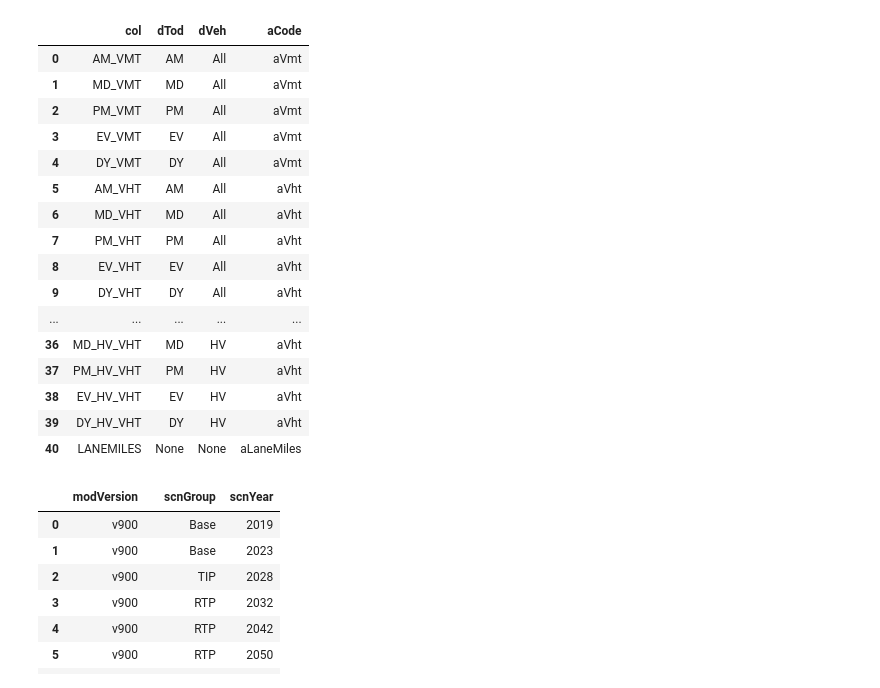
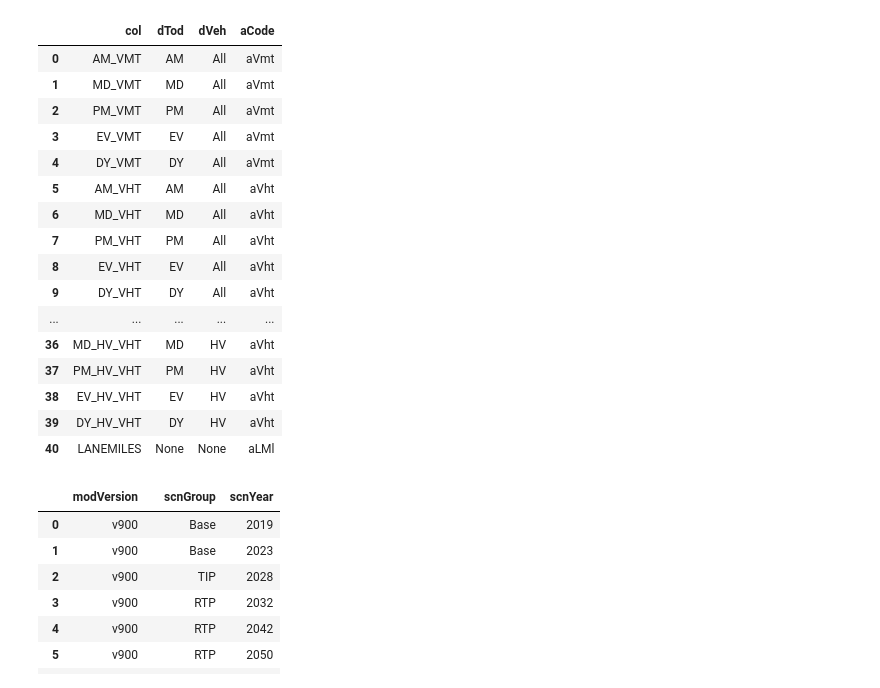
Before and after one commit to WFRCAnalytics/vizTool, a Jupyter notebook: Create-Jsons-Roadway-vizTrends.ipynb, the cells around one changed output. Saved outputs shown, nothing was run; the diff lists cells and outputs as text; code cells hidden in the pictures.

```diff
--- a/Create-Jsons-Roadway-vizTrends.ipynb
+++ b/Create-Jsons-Roadway-vizTrends.ipynb
@@ -47,69 +47,69 @@ display(dfCrossClassifications)
 # %%
 # MAKE SURE ONLY COLUMNS WITH LOWER-CASE "f" ARE FILTER COLUMNS AND LOWER-CASE "a" ARE ATTRIBUTE COLUMNS
 
 dfColKeys = pd.DataFrame([
-    ['AM_VMT'   , 'AM', 'All', 'aVmt'      ],
-    ['MD_VMT'   , 'MD', 'All', 'aVmt'      ],
-    ['PM_VMT'   , 'PM', 'All', 'aVmt'      ],
-    ['EV_VMT'   , 'EV', 'All', 'aVmt'      ],
-    ['DY_VMT'   , 'DY', 'All', 'aVmt'      ],
-    ['AM_VHT'   , 'AM', 'All', 'aVht'      ],
-    ['MD_VHT'   , 'MD', 'All', 'aVht'      ],
-    ['PM_VHT'   , 'PM', 'All', 'aVht'      ],
-    ['EV_VHT'   , 'EV', 'All', 'aVht'      ],
-    ['DY_VHT'   , 'DY', 'All', 'aVht'      ],
-    ['AM_LT_VMT', 'AM', 'LT' , 'aVmt'      ],
-    ['MD_LT_VMT', 'MD', 'LT' , 'aVmt'      ],
-    ['PM_LT_VMT', 'PM', 'LT' , 'aVmt'      ],
-    ['EV_LT_VMT', 'EV', 'LT' , 'aVmt'      ],
-    ['DY_LT_VMT', 'DY', 'LT' , 'aVmt'      ],
-    ['AM_LT_VHT', 'AM', 'LT' , 'aVht'      ],
-    ['MD_LT_VHT', 'MD', 'LT' , 'aVht'      ],
-    ['PM_LT_VHT', 'PM', 'LT' , 'aVht'      ],
-    ['EV_LT_VHT', 'EV', 'LT' , 'aVht'      ],
-    ['DY_LT_VHT', 'DY', 'LT' , 'aVht'      ],
-    ['AM_MD_VMT', 'AM', 'MD' , 'aVmt'      ],
-    ['MD_MD_VMT', 'MD', 'MD' , 'aVmt'      ],
-    ['PM_MD_VMT', 'PM', 'MD' , 'aVmt'      ],
-    ['EV_MD_VMT', 'EV', 'MD' , 'aVmt'      ],
-    ['DY_MD_VMT', 'DY', 'MD' , 'aVmt'      ],
-    ['AM_MD_VHT', 'AM', 'MD' , 'aVht'      ],
-    ['MD_MD_VHT', 'MD', 'MD' , 'aVht'      ],
-    ['PM_MD_VHT', 'PM', 'MD' , 'aVht'      ],
-    ['EV_MD_VHT', 'EV', 'MD' , 'aVht'      ],
-    ['DY_MD_VHT', 'DY', 'MD' , 'aVht'      ],
-    ['AM_HV_VMT', 'AM', 'HV' , 'aVmt'      ],
-    ['MD_HV_VMT', 'MD', 'HV' , 'aVmt'      ],
-    ['PM_HV_VMT', 'PM', 'HV' , 'aVmt'      ],
-    ['EV_HV_VMT', 'EV', 'HV' , 'aVmt'      ],
-    ['DY_HV_VMT', 'DY', 'HV' , 'aVmt'      ],
-    ['AM_HV_VHT', 'AM', 'HV' , 'aVht'      ],
-    ['MD_HV_VHT', 'MD', 'HV' , 'aVht'      ],
-    ['PM_HV_VHT', 'PM', 'HV' , 'aVht'      ],
-    ['EV_HV_VHT', 'EV', 'HV' , 'aVht'      ],
-    ['DY_HV_VHT', 'DY', 'HV' , 'aVht'      ],
-    ['LANEMILES', None,None , 'aLaneMiles' ],
+    ['AM_VMT'   , 'AM', 'All', 'aVmt'],
+    ['MD_VMT'   , 'MD', 'All', 'aVmt'],
+    ['PM_VMT'   , 'PM', 'All', 'aVmt'],
+    ['EV_VMT'   , 'EV', 'All', 'aVmt'],
+    ['DY_VMT'   , 'DY', 'All', 'aVmt'],
+    ['AM_VHT'   , 'AM', 'All', 'aVht'],
+    ['MD_VHT'   , 'MD', 'All', 'aVht'],
+    ['PM_VHT'   , 'PM', 'All', 'aVht'],
+    ['EV_VHT'   , 'EV', 'All', 'aVht'],
+    ['DY_VHT'   , 'DY', 'All', 'aVht'],
+    ['AM_LT_VMT', 'AM', 'LT' , 'aVmt'],
+    ['MD_LT_VMT', 'MD', 'LT' , 'aVmt'],
+    ['PM_LT_VMT', 'PM', 'LT' , 'aVmt'],
+    ['EV_LT_VMT', 'EV', 'LT' , 'aVmt'],
+    ['DY_LT_VMT', 'DY', 'LT' , 'aVmt'],
+    ['AM_LT_VHT', 'AM', 'LT' , 'aVht'],
+    ['MD_LT_VHT', 'MD', 'LT' , 'aVht'],
+    ['PM_LT_VHT', 'PM', 'LT' , 'aVht'],
+    ['EV_LT_VHT', 'EV', 'LT' , 'aVht'],
+    ['DY_LT_VHT', 'DY', 'LT' , 'aVht'],
+    ['AM_MD_VMT', 'AM', 'MD' , 'aVmt'],
+    ['MD_MD_VMT', 'MD', 'MD' , 'aVmt'],
+    ['PM_MD_VMT', 'PM', 'MD' , 'aVmt'],
+    ['EV_MD_VMT', 'EV', 'MD' , 'aVmt'],
+    ['DY_MD_VMT', 'DY', 'MD' , 'aVmt'],
+    ['AM_MD_VHT', 'AM', 'MD' , 'aVht'],
+    ['MD_MD_VHT', 'MD', 'MD' , 'aVht'],
+    ['PM_MD_VHT', 'PM', 'MD' , 'aVht'],
+    ['EV_MD_VHT', 'EV', 'MD' , 'aVht'],
+    ['DY_MD_VHT', 'DY', 'MD' , 'aVht'],
+    ['AM_HV_VMT', 'AM', 'HV' , 'aVmt'],
+    ['MD_HV_VMT', 'MD', 'HV' , 'aVmt'],
+    ['PM_HV_VMT', 'PM', 'HV' , 'aVmt'],
+    ['EV_HV_VMT', 'EV', 'HV' , 'aVmt'],
+    ['DY_HV_VMT', 'DY', 'HV' , 'aVmt'],
+    ['AM_HV_VHT', 'AM', 'HV' , 'aVht'],
+    ['MD_HV_VHT', 'MD', 'HV' , 'aVht'],
+    ['PM_HV_VHT', 'PM', 'HV' , 'aVht'],
+    ['EV_HV_VHT', 'EV', 'HV' , 'aVht'],
+    ['DY_HV_VHT', 'DY', 'HV' , 'aVht'],
+    ['LANEMILES', None,None ,  'aLMl'],
 ], columns=('col','dTod','dVeh','aCode'))
 
 dfColKeys
 # %% [output]
 |  | col | dTod | dVeh | aCode |
 | 0 | AM_VMT | AM | All | aVmt |
 | 1 | MD_VMT | MD | All | aVmt |
 | 2 | PM_VMT | PM | All | aVmt |
 | 3 | EV_VMT | EV | All | aVmt |
 | 4 | DY_VMT | DY | All | aVmt |
 | 5 | AM_VHT | AM | All | aVht |
 | 6 | MD_VHT | MD | All | aVht |
 | 7 | PM_VHT | PM | All | aVht |
 | 8 | EV_VHT | EV | All | aVht |
 | 9 | DY_VHT | DY | All | aVht |
 | ... | ... | ... | ... | ... |
 | 36 | MD_HV_VHT | MD | HV | aVht |
 | 37 | PM_HV_VHT | PM | HV | aVht |
 | 38 | EV_HV_VHT | EV | HV | aVht |
 | 39 | DY_HV_VHT | DY | HV | aVht |
-| 40 | LANEMILES | None | None | aLaneMiles |
+| 40 | LANEMILES | None | None | aLMl |
 # %%
 dfScn = pd.read_json(scnJson)
 dfScn = dfScn[['modVersion','scnGroup','scnYear']]
```
Also changed, not shown: parts of 6 cells of this notebook, 13 other files.
